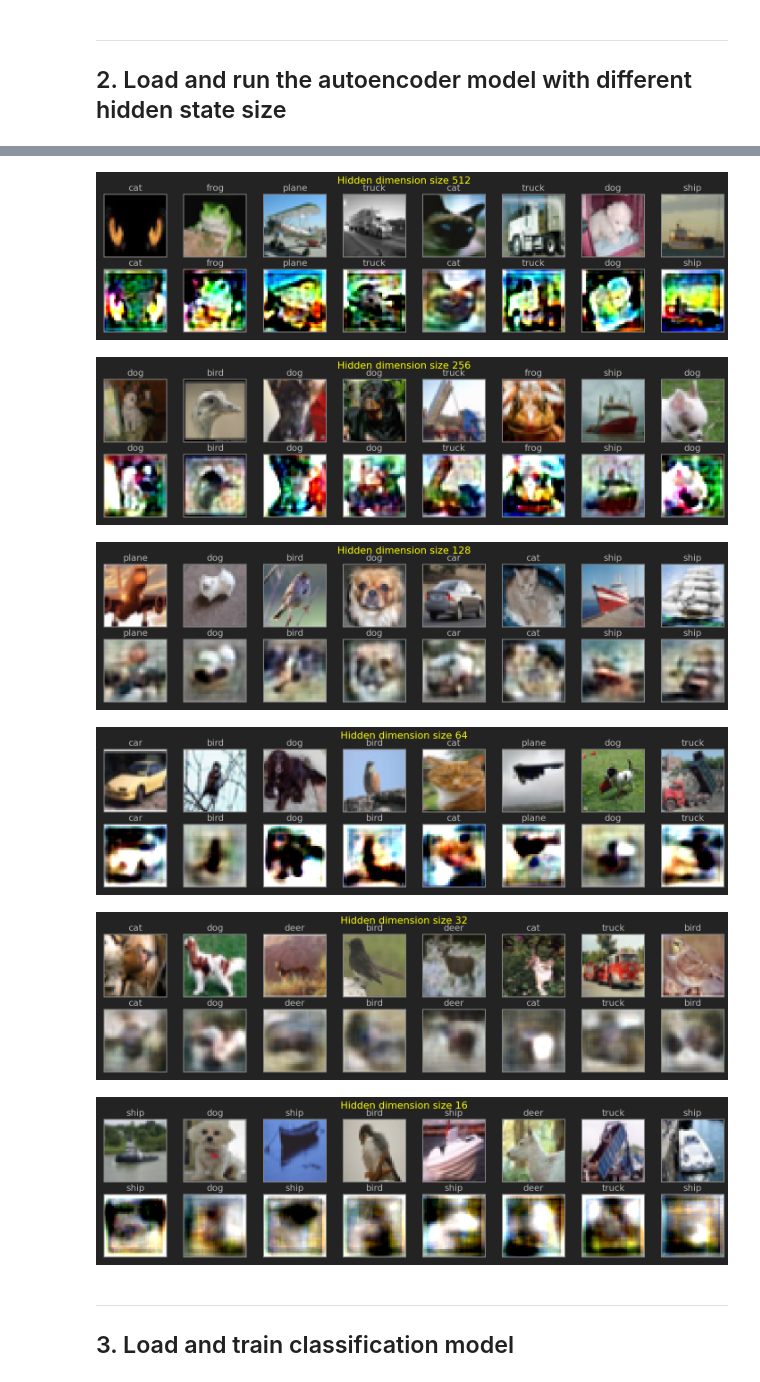
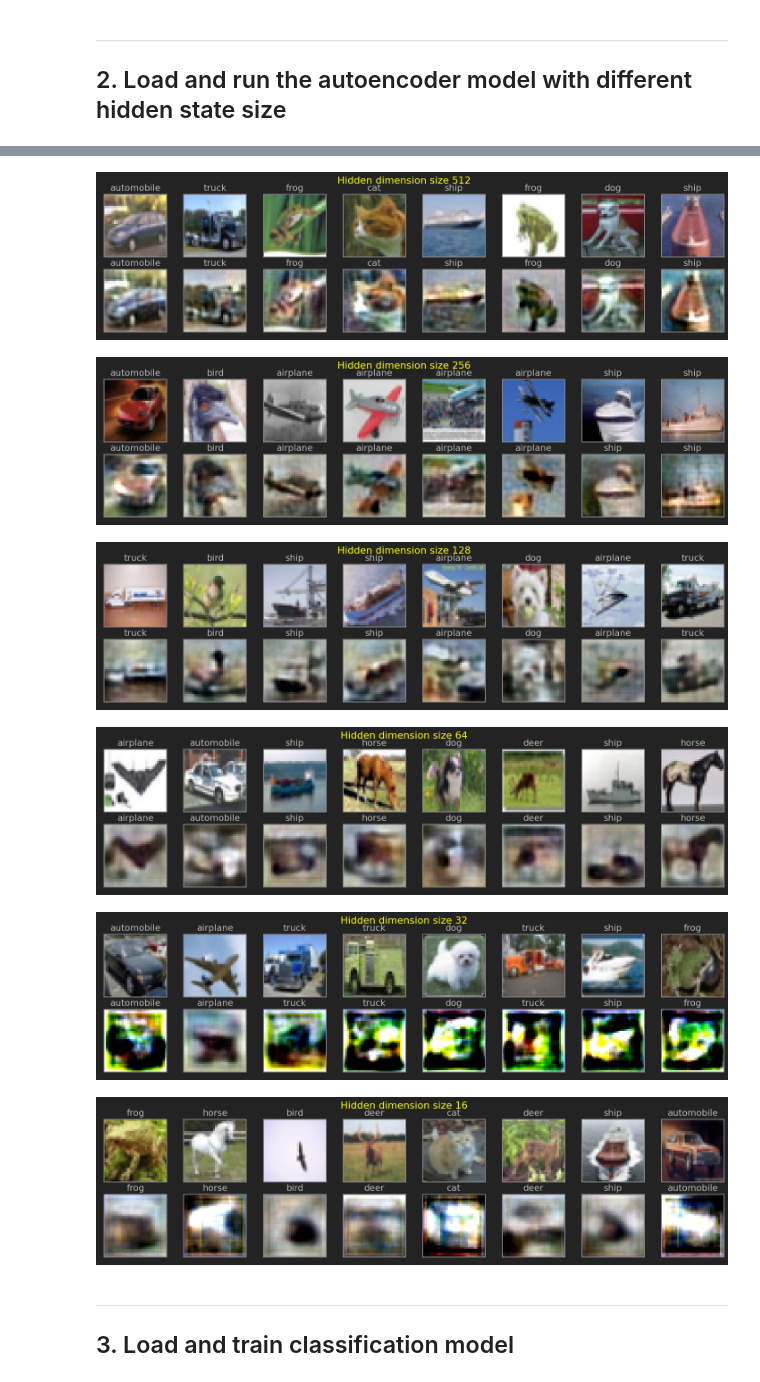
Before and after one commit to NikyParfenov/MIL_CV_pet-case, a Jupyter notebook: main.ipynb, the cells around one changed output, grey strips where cells are left out. Cells and saved outputs as stored; diff of their text form; code cells hidden in the pictures.

Commit message:
correct model

```diff
--- a/main.ipynb
+++ b/main.ipynb
@@ -83,6 +69,3 @@ plt.show()
 # %% [markdown]
 ---
 ## 2. Load and run the autoencoder model with different hidden state size
-# %%
-model = AutoEncoder(hidden_dim=128).to(device)
-summary(model, (3, 32, 32))
@@ -211,36 +191,17 @@ plt.show()
 # %%
 device = torch.device('cpu')
-for chosen_dim in [512, 256, 128, 64, 32, 16]:
-    model = AutoEncoder(hidden_dim=chosen_dim)
-    model.load_state_dict(torch.load(f'./Models/model_{chosen_dim}-hidden_dim.pth', map_location=device))
-
-    figure = plt.figure(figsize=(18, 4))
-    cols, rows = 8, 2
-    for i in range(1, cols + 1):
-        sample_idx = torch.randint(len(valid_dataset), size=(1,)).item()
-        img, label = valid_dataset[sample_idx]
-        prediction = model(img[None, :, :, :]).detach().numpy()[0]
-        prediction[prediction > 1.] = 1.
-
-        figure.add_subplot(rows, cols, i)
-        plt.title(labels_dict[label])
-        plt.xticks([]), plt.yticks([])
-        plt.imshow(np.transpose(img, axes=(1, 2, 0)))
-
-        figure.add_subplot(rows, cols, i+8)
-        plt.title(labels_dict[label])
-        plt.xticks([]), plt.yticks([])
-        plt.imshow(np.transpose(prediction, axes=(1, 2, 0)))
-
-    plt.suptitle(f'Hidden dimension size {chosen_dim}', color='yellow')
-    plt.show()
+hidden_dimensions = [512, 256, 128, 64, 32, 16]
+for HIDDEN_DIMENSION in hidden_dimensions:
+    model = FinalModel(Encoder(HIDDEN_DIMENSION), Decoder(HIDDEN_DIMENSION)).to(device)
+    model.load_state_dict(torch.load(f'./Models/autoencoder_model_hidden_dim_{HIDDEN_DIMENSION}.pth', map_location=device))
+    plot_decoded_pics(valid_dataset, model, chosen_dim=HIDDEN_DIMENSION)
 # %% [output]
-[figure, old version]
+[figure, new version]
-[figure, old version]
+[figure, new version]
-[figure, old version]
+[figure, new version]
-[figure, old version]
+[figure, new version]
-[figure, old version]
+[figure, new version]
-[figure, old version]
+[figure, new version]
 # %% [markdown]
 ---
 ## 3.  Load and train classification model
```
Also changed, not shown: parts of 11 cells of this notebook, 4 other files.
